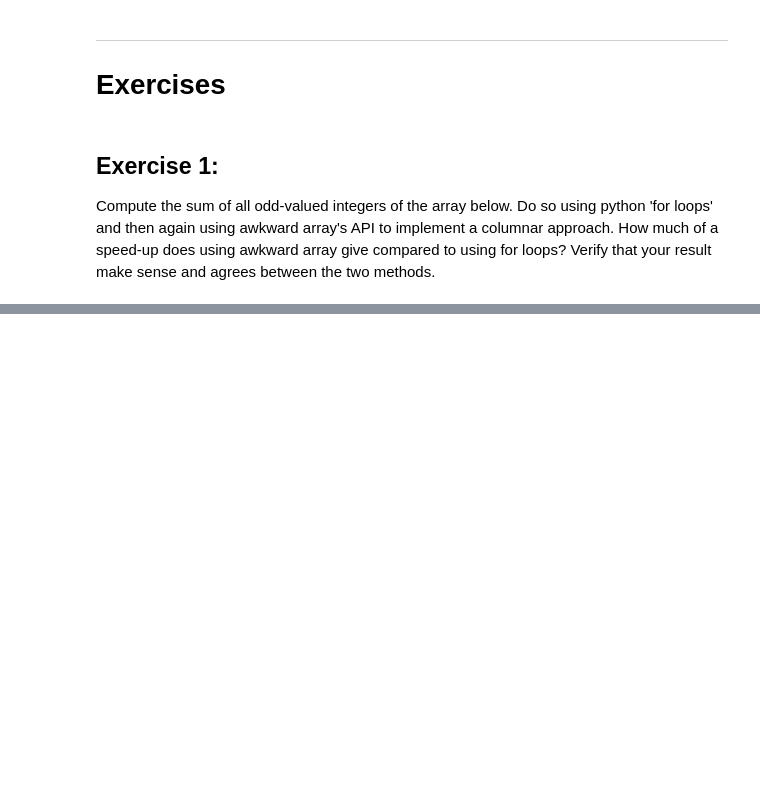
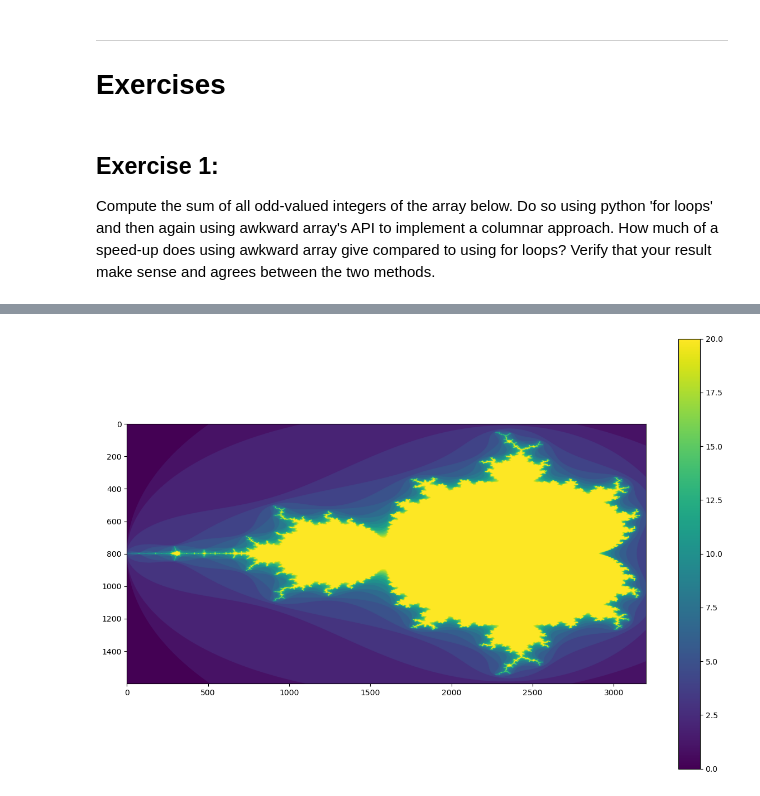
Before and after one commit to fstrug/C2P2sem2025-PythonExercises, a Jupyter notebook: Day1-Awkward/0 - Awkward_quickstart.ipynb, the cells around one changed output, grey strips where cells are left out. Drawn from its saved outputs; the diff is of its cells as text; code cells hidden in the pictures; blank space fills up the shorter version.

```diff
--- a/Day1-Awkward/0 - Awkward_quickstart.ipynb
+++ b/Day1-Awkward/0 - Awkward_quickstart.ipynb
@@ -311,0 +281,24 @@ make_plot_precip(ak_data_CQT, "Los Angeles, CA")
+# %%
+%%timeit
+### Awkward
+def run_ak(height, width, real_min=-2, real_max=0.5, imag_min=-1.2, imag_max=1.2):
+    y, x = np.ogrid[imag_min:imag_max:height*1j, real_min:real_max:width*1j]
+    c = x + y*1j
+    z = ak.zeros_like(c, dtype=np.complex64)       # initial values of all elements of z are 0
+
+    picture = ak.ones_like(c, dtype=np.int8)   # initial values of all pixels
+    picture_out = ak.zeros_like(c, dtype = np.int8)
+
+    for i in range(20):
+        z = z**2 + c
+        picture_out = picture_out + ak.fill_none(picture.mask[(abs(z) < 2)], 0)
+
+    return picture_out
+
+fig, ax = plt.subplots(1, 1, figsize=(15, 10))
+
+with np.errstate(over="ignore", invalid="ignore"):   # ignore warnings about inf and nan values in z
+    im = ax.imshow(run_ak(1600, 3200));
+    plt.colorbar(im)
+    fig.show()
+# %% [output]
@@ -311,0 +307 @@ make_plot_precip(ak_data_CQT, "Los Angeles, CA")
+[figure, added]
```
Also changed, not shown: parts of 9 cells of this notebook.
